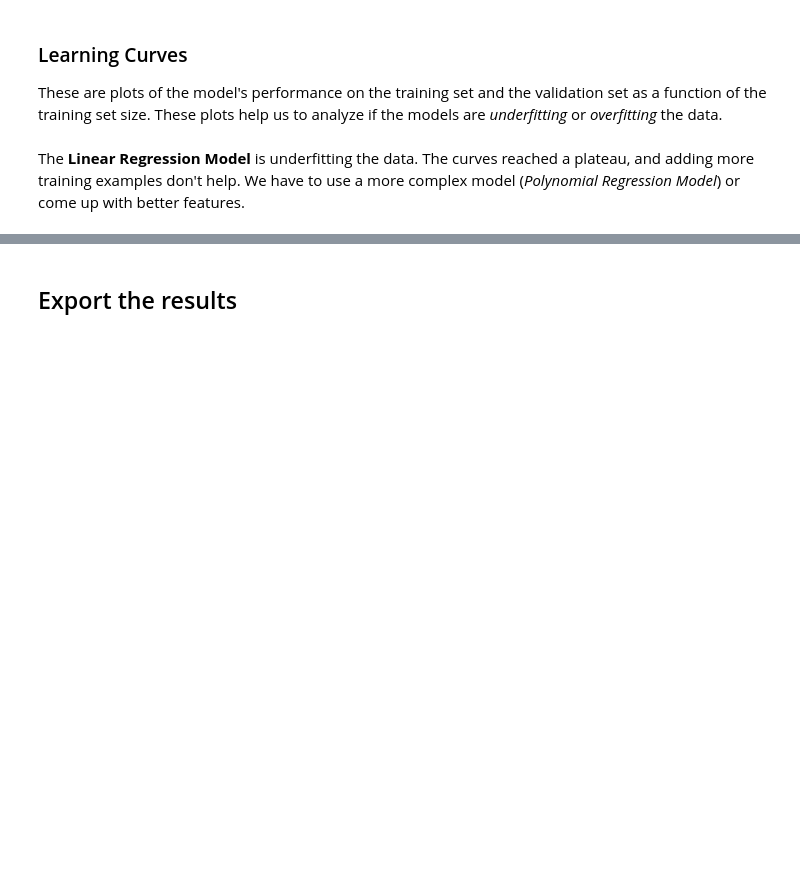
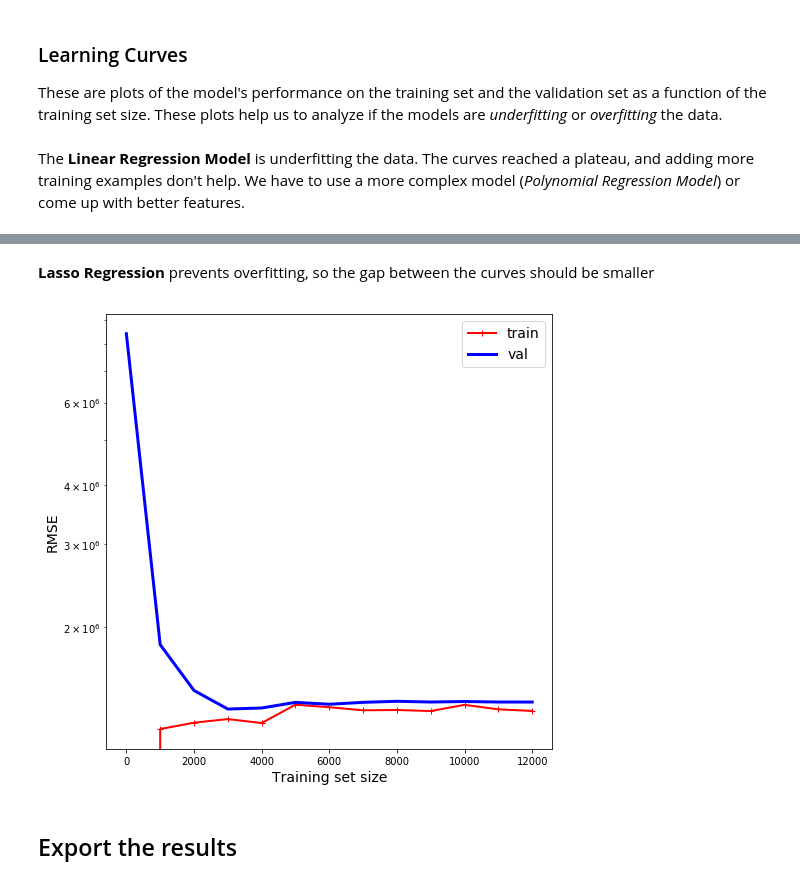
Before and after one commit to matiasmascioto/ml_mini_projects, a Jupyter notebook: fifa_18_value_prediction/data_modeling.ipynb, the cells around one changed output, grey strips where cells are left out. Cells and saved outputs as stored; diff of their text form; code cells hidden in the pictures; blank space fills up the shorter version.

```diff
--- a/fifa_18_value_prediction/data_modeling.ipynb
+++ b/fifa_18_value_prediction/data_modeling.ipynb
@@ -334,3 +334,14 @@ plt.show()
+# %% [markdown]
+**Lasso Regression** prevents overfitting, so the gap between the curves should be smaller
+# %%
+# Plots the learning curves for the Lasso Regression Model
+fig, axes = plt.subplots(nrows=1, ncols=1, figsize=(8, 8))
+X_poly = np.append(X_train_poly, X_test_poly, axis=0)
+y_poly = np.append(y_train, y_test, axis=0)
+plot_learning_curves(lasso_reg, X_poly, y_poly, step=1000)
+plt.show()
+# %% [output]
+[figure, added]
 # %% [markdown]
 ## Export the results <a id="export"></a>
 # %%
```
Also changed, not shown: parts of 16 cells of this notebook, 1 other file.
